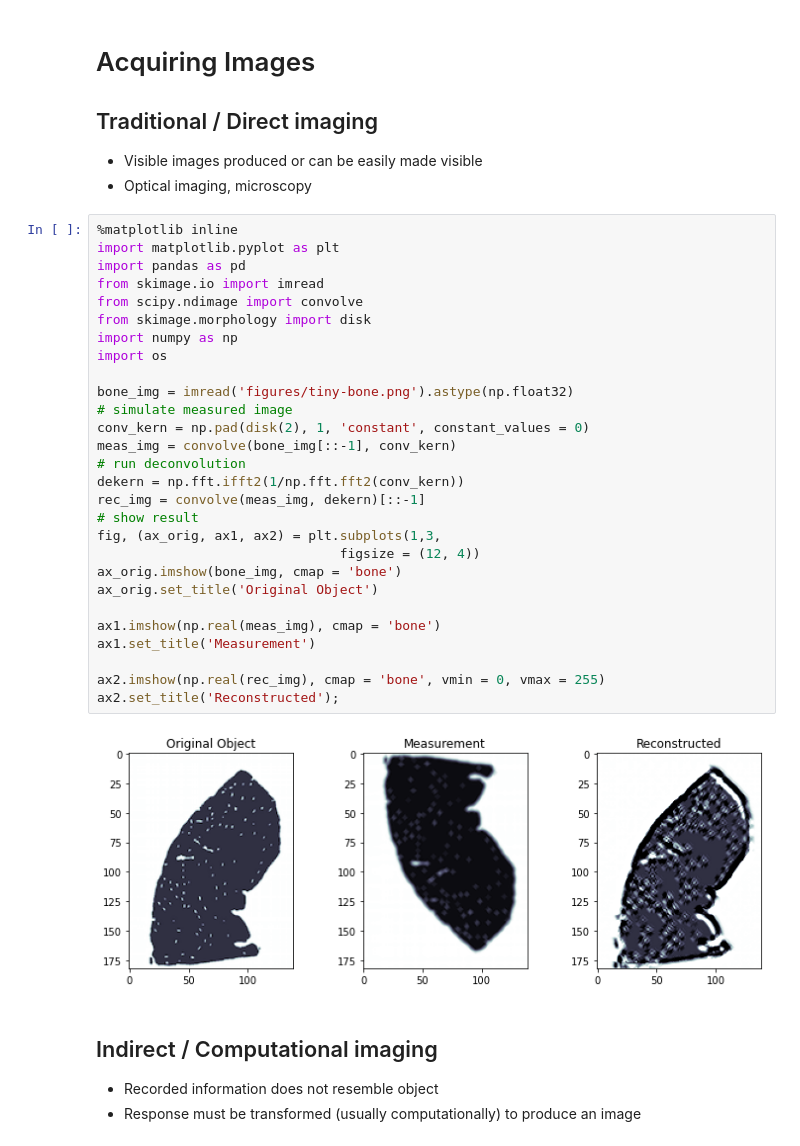
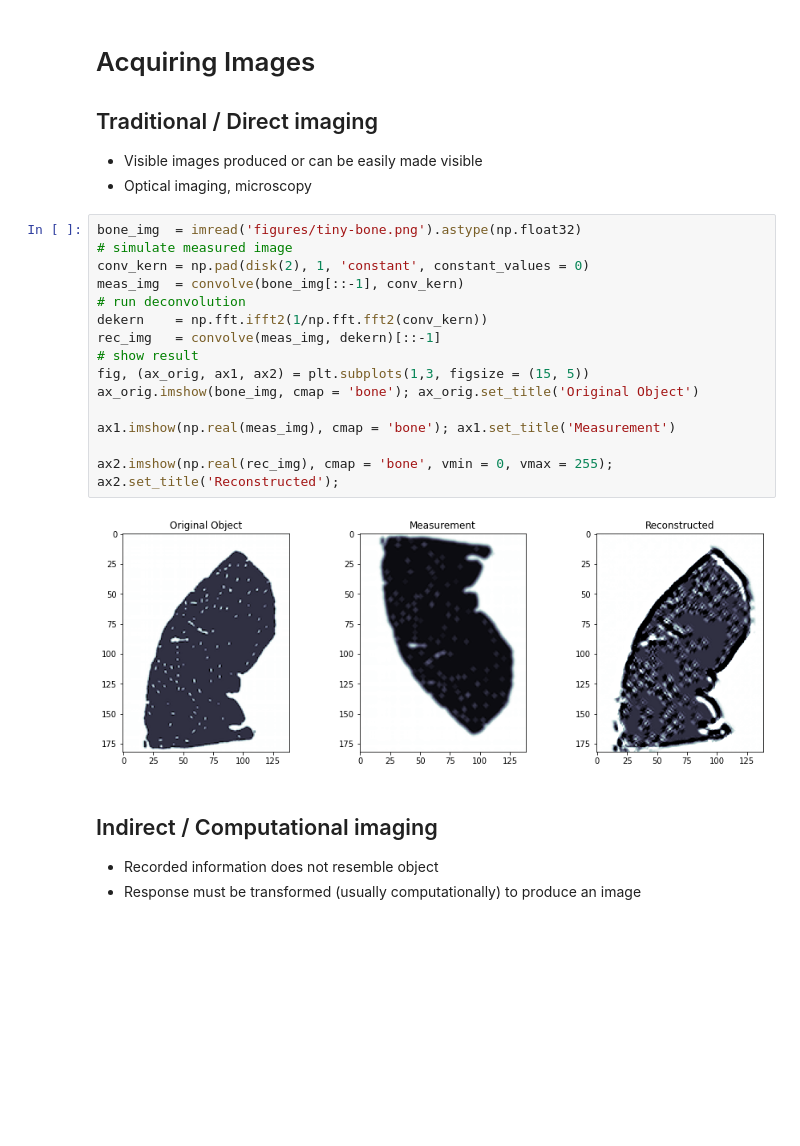
Before and after one commit to ImagingLectures/Quantitative-Big-Imaging-2021, a Jupyter notebook: Lectures/Lecture-01/01-Introduction.ipynb, the cells around one changed output. Cells and saved outputs as stored; diff of their text form; blank space fills up the shorter version.

```diff
--- a/Lectures/Lecture-01/01-Introduction.ipynb
+++ b/Lectures/Lecture-01/01-Introduction.ipynb
@@ -761,35 +738,22 @@ Atomic Force Microscopy	Sharp Point	Surface Contact	Contact, Repulsion	Deflectio
 - Visible images produced or can be easily made visible
 - Optical imaging, microscopy
 # %%
-%matplotlib inline
-import matplotlib.pyplot as plt
-import pandas as pd
-from skimage.io import imread
-from scipy.ndimage import convolve
-from skimage.morphology import disk
-import numpy as np
-import os
-
-bone_img = imread('figures/tiny-bone.png').astype(np.float32)
+bone_img  = imread('figures/tiny-bone.png').astype(np.float32)
 # simulate measured image
 conv_kern = np.pad(disk(2), 1, 'constant', constant_values = 0)
-meas_img = convolve(bone_img[::-1], conv_kern)
+meas_img  = convolve(bone_img[::-1], conv_kern)
 # run deconvolution
-dekern = np.fft.ifft2(1/np.fft.fft2(conv_kern))
-rec_img = convolve(meas_img, dekern)[::-1]
+dekern    = np.fft.ifft2(1/np.fft.fft2(conv_kern))
+rec_img   = convolve(meas_img, dekern)[::-1]
 # show result
-fig, (ax_orig, ax1, ax2) = plt.subplots(1,3,
-                               figsize = (12, 4))
-ax_orig.imshow(bone_img, cmap = 'bone')
-ax_orig.set_title('Original Object')
+fig, (ax_orig, ax1, ax2) = plt.subplots(1,3, figsize = (15, 5))
+ax_orig.imshow(bone_img, cmap = 'bone'); ax_orig.set_title('Original Object')
 
-ax1.imshow(np.real(meas_img), cmap = 'bone')
-ax1.set_title('Measurement')
+ax1.imshow(np.real(meas_img), cmap = 'bone'); ax1.set_title('Measurement')
 
-ax2.imshow(np.real(rec_img), cmap = 'bone', vmin = 0, vmax = 255)
-ax2.set_title('Reconstructed');
+ax2.imshow(np.real(rec_img), cmap = 'bone', vmin = 0, vmax = 255); ax2.set_title('Reconstructed');
 # %% [output]
-[figure, old version]
+[figure, new version]
 # %% [markdown]
 ## Indirect / Computational imaging
 - Recorded information does not resemble object
```
Also changed, not shown: parts of 32 cells of this notebook, 5 other files.
